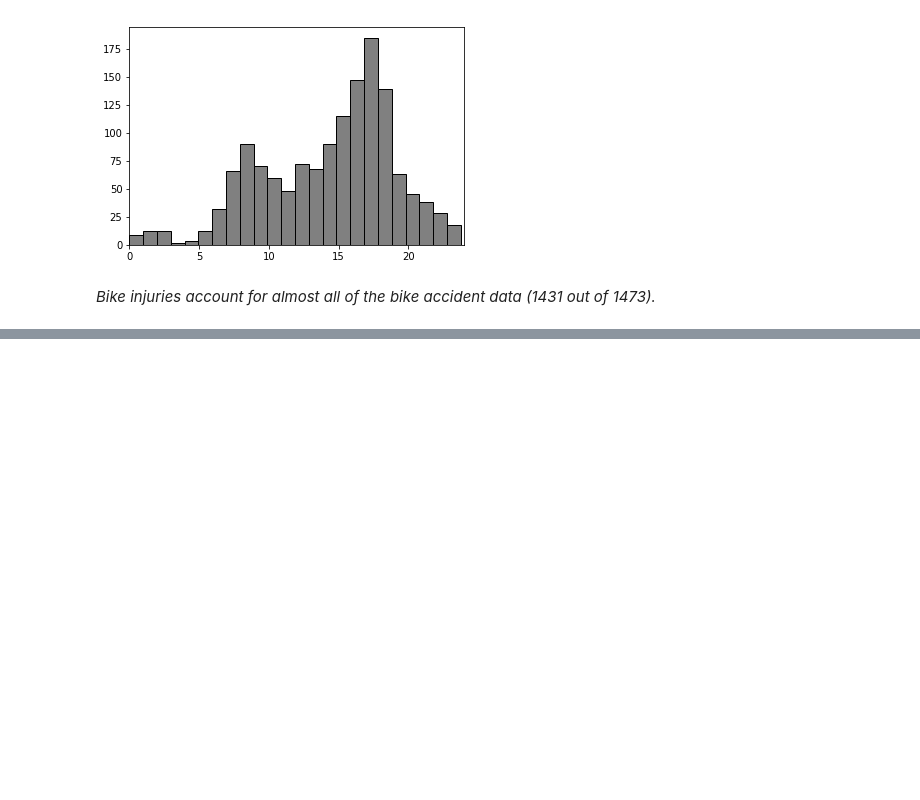
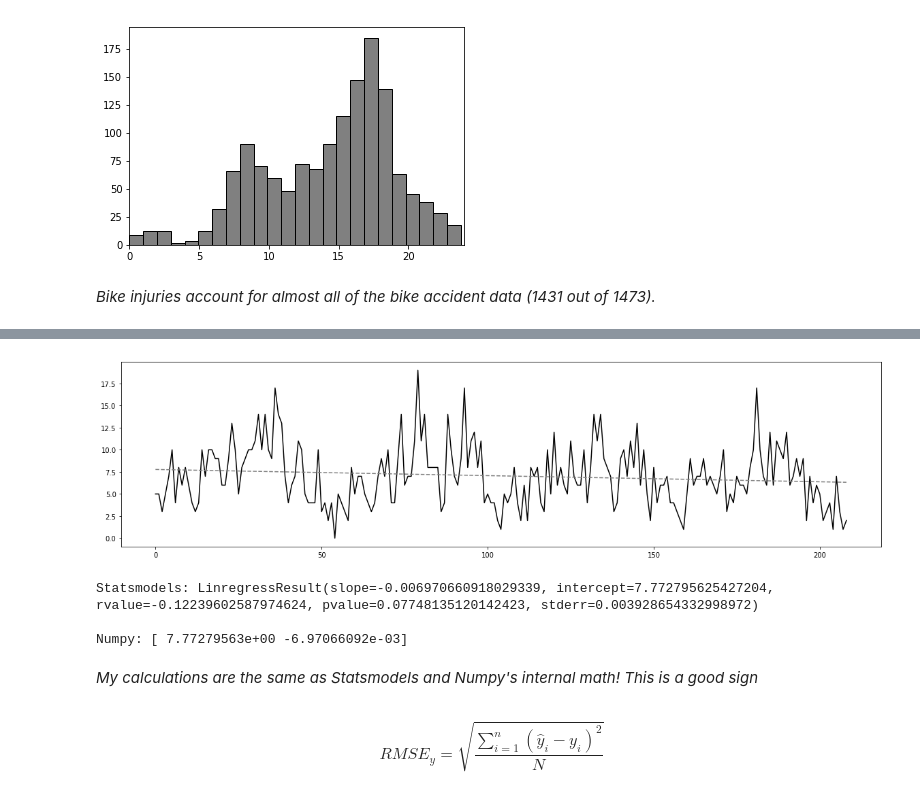
Before and after one commit to kimrharper/thinkful, a Jupyter notebook: capstone/capstone-cleaning.ipynb, the cells around one changed output, grey strips where cells are left out. Saved outputs shown, nothing was run; the diff lists cells and outputs as text; code cells hidden in the pictures; blank space fills up the shorter version.

```diff
--- a/capstone/capstone-cleaning.ipynb
+++ b/capstone/capstone-cleaning.ipynb
@@ -130,0 +131,30 @@ plt.legend(['Total','Injured'])
+# %%
+mean = lambda val: val.sum()/len(val)
+mdiff = lambda val: val-mean(val)
+r_value = lambda valx,valy: ((mdiff(valx)*mdiff(valy)).sum())/((((mdiff(valx)**2).sum())*((mdiff(valy)**2).sum()))**.5)
+std = lambda val:(mean((val-mean(val))**2))**.5
+slope = lambda valx,valy: r_value(valx,valy)*std(valy)/std(valx)
+intercept = lambda valx,valy: mean(y) - (slope(valx,valy)*mean(x))
+# %%
+x,y = np.array(range(len(ba.values))),ba.values
+x_mean,y_mean = mean(x),mean(y)
+x_std,y_std = std(x),std(y)
+r = r_value(x,y)
+b = slope(x,y)
+a = intercept(x,y)
+# %%
+plt.figure(figsize=(20,5))
+plt.plot(x,y,color='black')
+plt.plot(x,a+b*x,color = 'gray',linestyle='--');
+# %% [output]
+[figure, added]
+# %%
+print('Statsmodels: {} \n'.format(linregress(x,y)));print('Numpy: {} \n'.format(polyfit(x, y, 1)))
+# %% [output]
+Statsmodels: LinregressResult(slope=-0.006970660918029339, intercept=7.772795625427204, rvalue=-0.12239602587974624, pvalue=0.07748135120142423, stderr=0.003928654332998972)
+
+Numpy: [ 7.77279563e+00 -6.97066092e-03]
+# %% [markdown]
+_My calculations are the same as Statsmodels and Numpy's internal math! This is a good sign_
+# %% [markdown]
+$$ RMSE_{y} =  \sqrt{\frac{\sum_{i=1}^n {(\hat{y}_{i}- y_{i})}^2}{N}} $$
```
Also changed, not shown: parts of 8 cells of this notebook, 1 other file.
